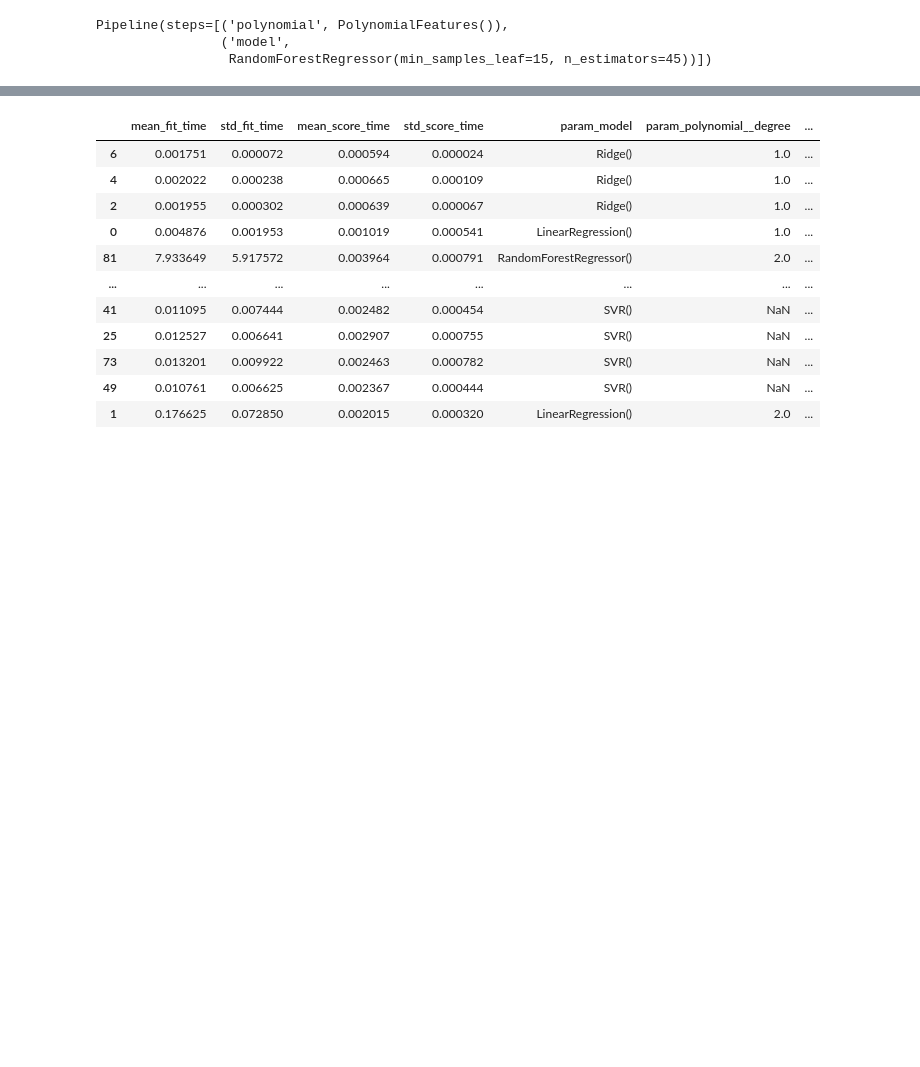
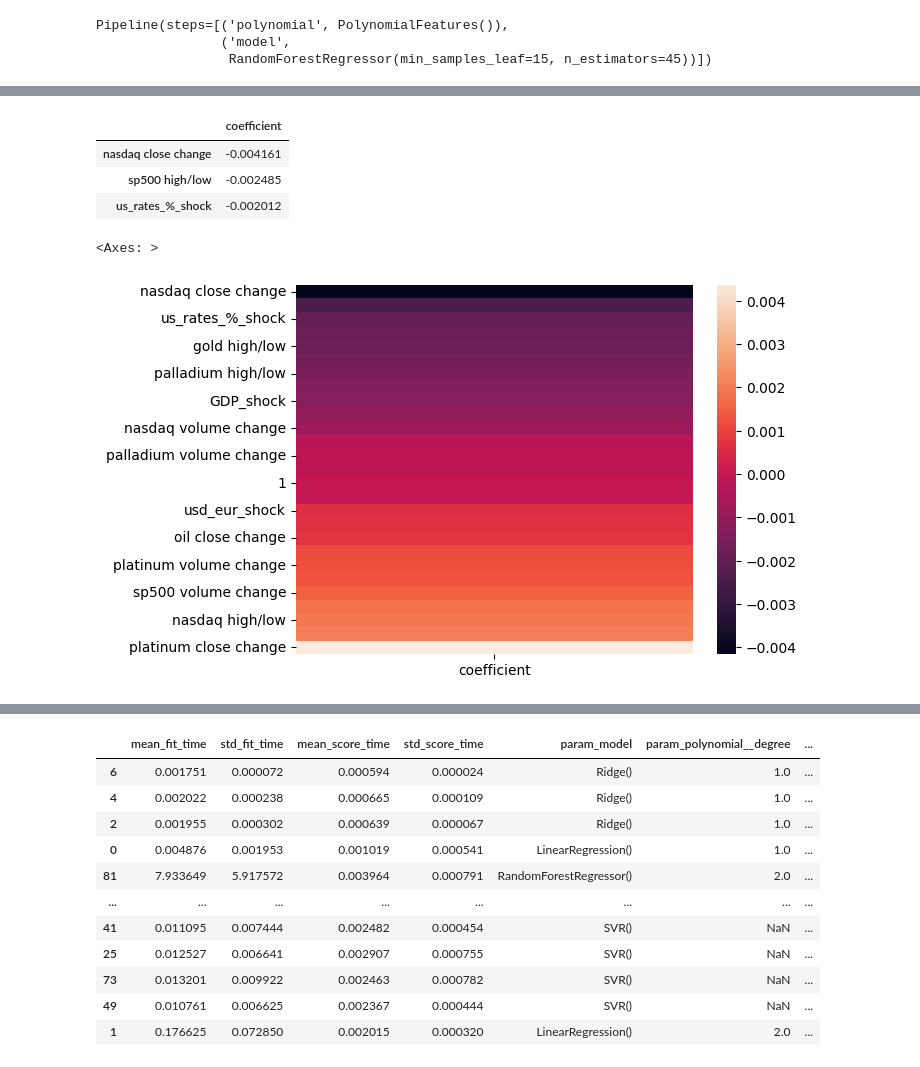
Before and after one commit to kklimov1/PriceRegressionPredictor, a Jupyter notebook: AssetAnalysisClean.ipynb, the cells around one changed output, grey strips where cells are left out. Cells and saved outputs as stored; diff of their text form; code cells hidden in the pictures; blank space fills up the shorter version.

```diff
--- a/AssetAnalysisClean.ipynb
+++ b/AssetAnalysisClean.ipynb
@@ -556,0 +571,3 @@ Pipeline(steps=[('polynomial', PolynomialFeatures()),
+# %%
+oil_pipe = oil_grid.best_estimator_
+oil_pipe
@@ -556,0 +577,4 @@ Pipeline(steps=[('polynomial', PolynomialFeatures()),
+# %%
+oil_pipe.fit(x_train.iloc[:,1:], y_train['oil close change target'])
+oil_polynomial = oil_pipe.named_steps['polynomial']
+oil_model = oil_pipe.named_steps['model']
@@ -556,0 +583,2 @@ Pipeline(steps=[('polynomial', PolynomialFeatures()),
+# %%
+coefficient_columns = oil_polynomial.get_feature_names_out(x_train.iloc[:,1:].columns)
@@ -556,0 +605,14 @@ Pipeline(steps=[('polynomial', PolynomialFeatures()),
+# %%
+df_oil_coef = pd.DataFrame(oil_model.coef_, index = coefficient_columns, columns=['coefficient'] ).sort_values(by='coefficient')
+# %%
+df_oil_coef.head(3)
+# %% [output]
+|  | coefficient |
+| nasdaq close change | -0.004161 |
+| sp500 high/low | -0.002485 |
+| us_rates_%_shock | -0.002012 |
+# %%
+sns.heatmap(df_oil_coef, cmap="rocket")
+# %% [output]
+<Axes: >
+[figure, added]
```
Also changed, not shown: parts of 24 cells of this notebook, 4 other files.
